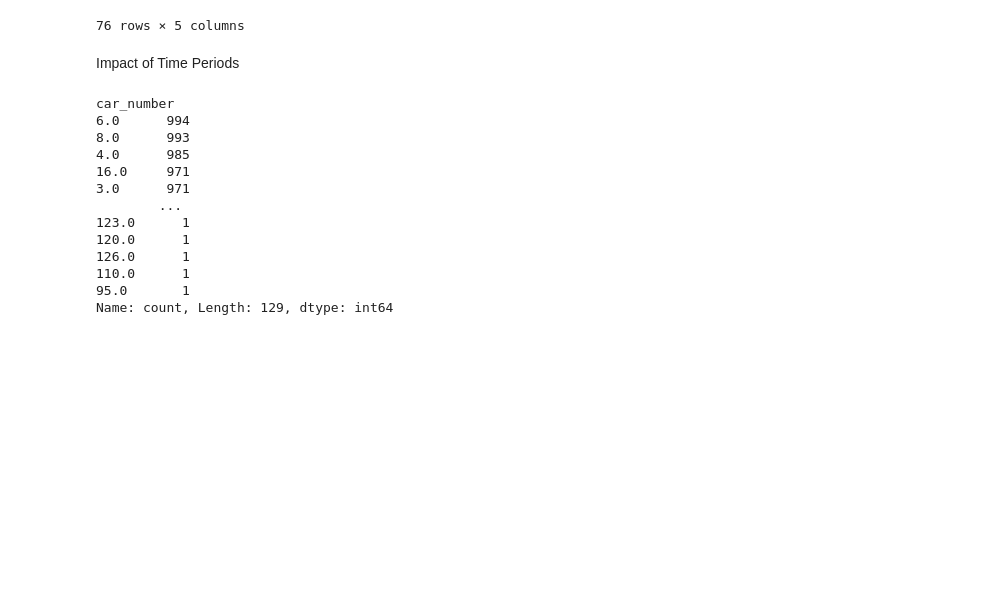
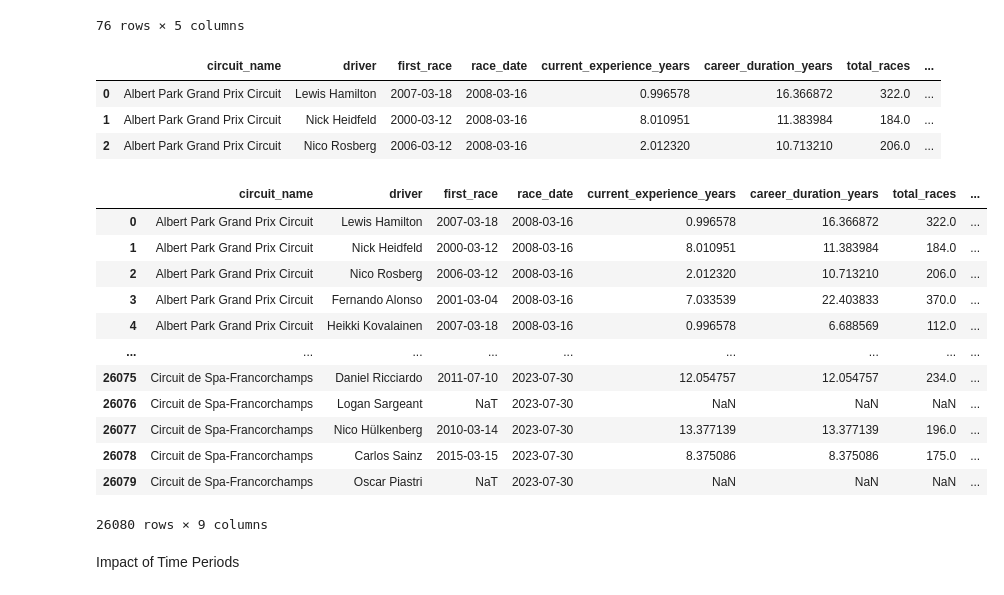
Before and after one commit to BOYSABIO/IE-University, a Jupyter notebook: IE_MASTERS/7_PYTHON_FOR_DATA_ANALYSIS/GROUP_PROJECT/group_assignment (3).ipynb, the cells around one changed output. Drawn from its saved outputs; the diff is of its cells as text; code cells hidden in the pictures; blank space fills up the shorter version.

Commit message:
Python group assignment cleaning still needed and final part

```diff
--- a/IE_MASTERS/7_PYTHON_FOR_DATA_ANALYSIS/GROUP_PROJECT/group_assignment (3).ipynb
+++ b/IE_MASTERS/7_PYTHON_FOR_DATA_ANALYSIS/GROUP_PROJECT/group_assignment (3).ipynb
@@ -471,23 +481,38 @@ average_experience_by_circuit.sort_values(by = 'prob_of_success', ascending = Tr
 | 50 | Miami International Autodrome | 8.559407 | 164.264706 | 20.219744 | 0.925000 |
 | 10 | Autódromo Internacional do Algarve | 8.641323 | 166.162162 | 19.894738 | 0.950000 |
 76 rows × 5 columns
+# %%
+# Total number of races up unitl the day of thier race
+
+df['current_experience_years'] = (df['race_date'] - df['first_race']).dt.days / 365.25
+test = df[['circuit_name', 'driver', 'first_race', 'race_date', 'current_experience_years', 'career_duration_years', 'total_races', 'average_races_per_year']]
+test.head(3)
+# %% [output]
+|  | circuit_name | driver | first_race | race_date | current_experience_years | career_duration_years | total_races | ... |
+| 0 | Albert Park Grand Prix Circuit | Lewis Hamilton | 2007-03-18 | 2008-03-16 | 0.996578 | 16.366872 | 322.0 | ... |
+| 1 | Albert Park Grand Prix Circuit | Nick Heidfeld | 2000-03-12 | 2008-03-16 | 8.010951 | 11.383984 | 184.0 | ... |
+| 2 | Albert Park Grand Prix Circuit | Nico Rosberg | 2006-03-12 | 2008-03-16 | 2.012320 | 10.713210 | 206.0 | ... |
+# %%
+test_sorted = test.sort_values(by = ['driver', 'race_date'], ascending = True)
+
+test_sorted['races_before'] = test_sorted.groupby('driver').cumcount()
+
+test_sorted.sort_index()
+# %% [output]
+|  | circuit_name | driver | first_race | race_date | current_experience_years | career_duration_years | total_races | ... |
+| 0 | Albert Park Grand Prix Circuit | Lewis Hamilton | 2007-03-18 | 2008-03-16 | 0.996578 | 16.366872 | 322.0 | ... |
+| 1 | Albert Park Grand Prix Circuit | Nick Heidfeld | 2000-03-12 | 2008-03-16 | 8.010951 | 11.383984 | 184.0 | ... |
+| 2 | Albert Park Grand Prix Circuit | Nico Rosberg | 2006-03-12 | 2008-03-16 | 2.012320 | 10.713210 | 206.0 | ... |
+| 3 | Albert Park Grand Prix Circuit | Fernando Alonso | 2001-03-04 | 2008-03-16 | 7.033539 | 22.403833 | 370.0 | ... |
+| 4 | Albert Park Grand Prix Circuit | Heikki Kovalainen | 2007-03-18 | 2008-03-16 | 0.996578 | 6.688569 | 112.0 | ... |
+| ... | ... | ... | ... | ... | ... | ... | ... | ... |
+| 26075 | Circuit de Spa-Francorchamps | Daniel Ricciardo | 2011-07-10 | 2023-07-30 | 12.054757 | 12.054757 | 234.0 | ... |
+| 26076 | Circuit de Spa-Francorchamps | Logan Sargeant | NaT | 2023-07-30 | NaN | NaN | NaN | ... |
+| 26077 | Circuit de Spa-Francorchamps | Nico Hülkenberg | 2010-03-14 | 2023-07-30 | 13.377139 | 13.377139 | 196.0 | ... |
+| 26078 | Circuit de Spa-Francorchamps | Carlos Sainz | 2015-03-15 | 2023-07-30 | 8.375086 | 8.375086 | 175.0 | ... |
+| 26079 | Circuit de Spa-Francorchamps | Oscar Piastri | NaT | 2023-07-30 | NaN | NaN | NaN | ... |
+26080 rows × 9 columns
 # %%
 # Map first_race onto table to get the experience of the driver up until the race so you can do race_date - first_race
 # %% [markdown]
 Impact of Time Periods
-# %%
-df['car_number'].value_counts()
-# %% [output]
-car_number
-6.0      994
-8.0      993
-4.0      985
-16.0     971
-3.0      971
-        ...
-123.0      1
-120.0      1
-126.0      1
-110.0      1
-95.0       1
-Name: count, Length: 129, dtype: int64
```
Also changed, not shown: parts of 5 cells of this notebook.
